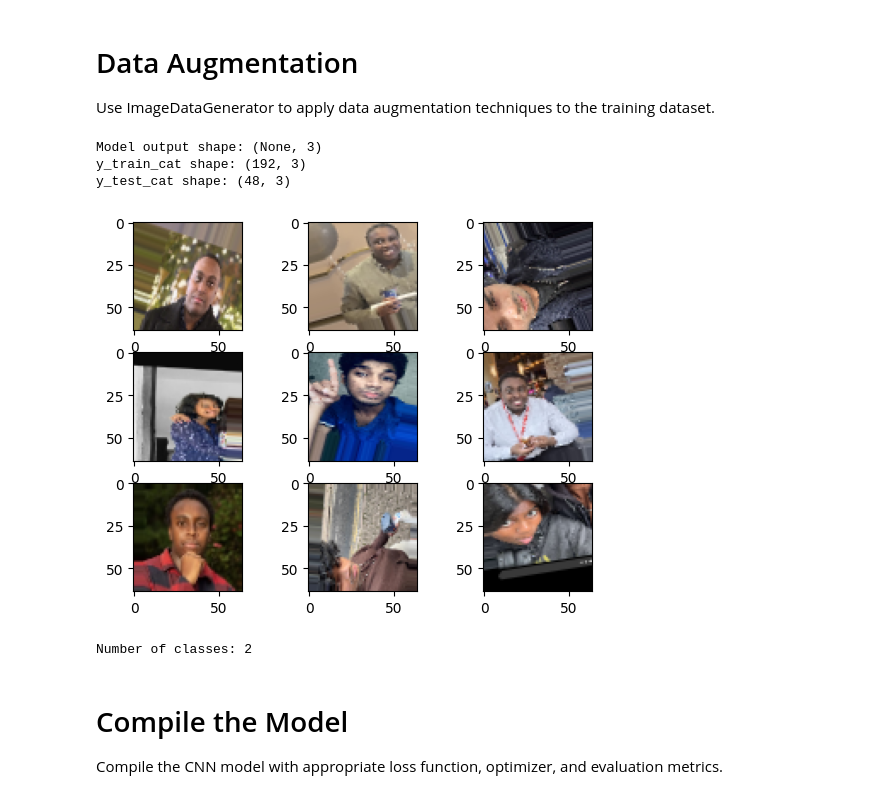
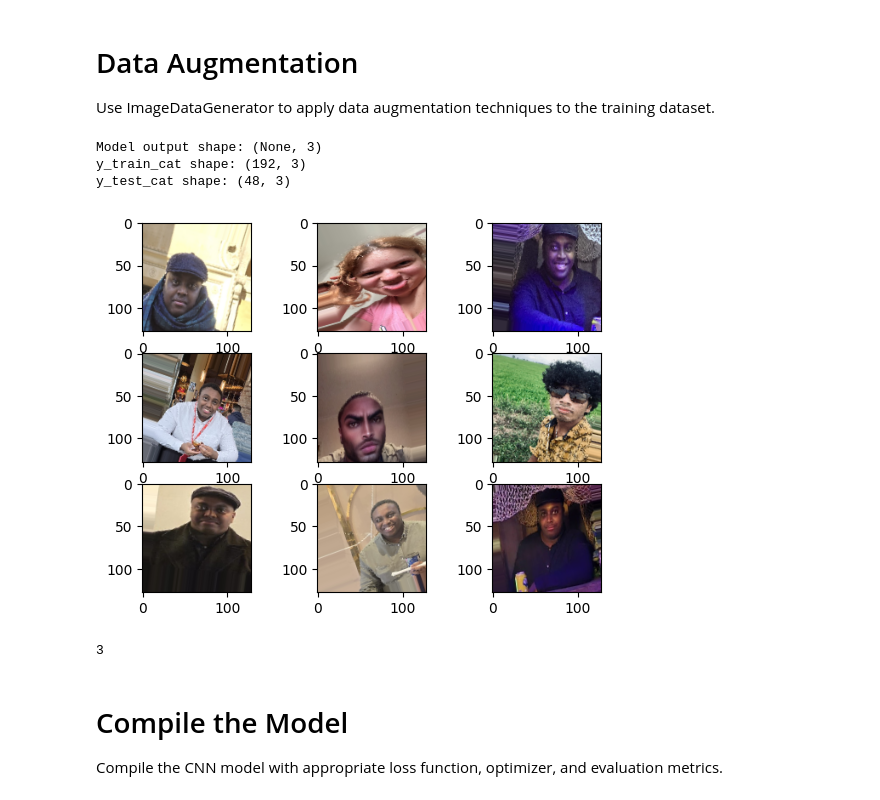
Before and after one commit to akidalegend/introtoai_as2, a Jupyter notebook: Untitled-1.ipynb, the cells around one changed output. Drawn from its saved outputs; the diff is of its cells as text; code cells hidden in the pictures.

```diff
--- a/Untitled-1.ipynb
+++ b/Untitled-1.ipynb
@@ -26,14 +45,14 @@ images = []
 labels = []
 
 # Define the target size for the images
-target_size = (64, 64)  # You can adjust this size
+target_size = (128, 128)  # You can adjust this size
 
 for idx, person in enumerate(classes):
     person_dir = os.path.join(image_dir, person)
     for filename in os.listdir(person_dir):
         if filename.endswith('.jpg') or filename.endswith('.png'):
             img_path = os.path.join(person_dir, filename)
-            img = load_img(img_path, target_size=(64, 64))
+            img = load_img(img_path, target_size=(128, 128))
             img_array = img_to_array(img) / 255.0
             images.append(img_array)
             labels.append(idx)  # Use the index as the class label
@@ -50,3 +69,29 @@ labels = label_encoder.fit_transform(labels)
 
 # Convert labels to categorical
 labels = to_categorical(labels)
+# %%
+import matplotlib.pyplot as plt
+
+# Display a sample grid of images
+def display_sample_images(images, labels, class_names, num_samples=5):
+    fig, axes = plt.subplots(1, num_samples, figsize=(15, 5))
+    for i in range(num_samples):
+        axes[i].imshow(images[i])
+        axes[i].set_title(f"Label: {class_names[np.argmax(labels[i])]}")
+        axes[i].axis("off")
+    plt.tight_layout()
+    plt.show()
+
+# Example usage (ensure you have class names defined)
+class_names = ['person1', 'person2', 'person3']
+display_sample_images(images, labels, class_names)
+
+# Class distribution
+import seaborn as sns
+
+class_counts = [np.sum(labels[:, i]) for i in range(labels.shape[1])]
+sns.barplot(x=class_names, y=class_counts)
+plt.title("Class Distribution")
+plt.ylabel("Number of Samples")
+plt.xlabel("Class")
+plt.show()
@@ -134,37 +294,36 @@ datagen = ImageDataGenerator(
 )
 
 # Split the dataset into training and testing sets
 X_train, X_test, y_train, y_test = train_test_split(images, labels, test_size=0.2, random_state=42)
 
 
 # Use flow with X_train and y_train_cat
 train_generator = datagen.flow(X_train, y_train, batch_size=32)
 
 print('Model output shape:', model.output_shape)       # Expected: (None, 3)
 print('y_train_cat shape:', y_train_cat.shape)         # Expected: (num_samples, 3)
 print('y_test_cat shape:', y_test_cat.shape)
 
 # Fit the ImageDataGenerator to the training data
 datagen.fit(X_train)
 
 # Example of how to use the ImageDataGenerator to augment a batch of images
 # This is just for demonstration; in practice, you would use this in model training
 for X_batch, y_batch in datagen.flow(X_train, y_train, batch_size=32):
     # Plot the first 9 images in the batch
     for i in range(0, 9):
         plt.subplot(330 + 1 + i)
         plt.imshow(X_batch[i])
     plt.show()
     break  # Stop after the first batch for demonstration purposes
 
-num_classes = len(np.unique(y_train))
-print('Number of classes:', num_classes)
+print(num_classes)
 # %% [output]
 Model output shape: (None, 3)
 y_train_cat shape: (192, 3)
 y_test_cat shape: (48, 3)
-[figure, old version]
+[figure, new version]
-Number of classes: 2
+3
 # %% [markdown]
 # Compile the Model
 Compile the CNN model with appropriate loss function, optimizer, and evaluation metrics.
```
Also changed, not shown: parts of 12 cells of this notebook.
